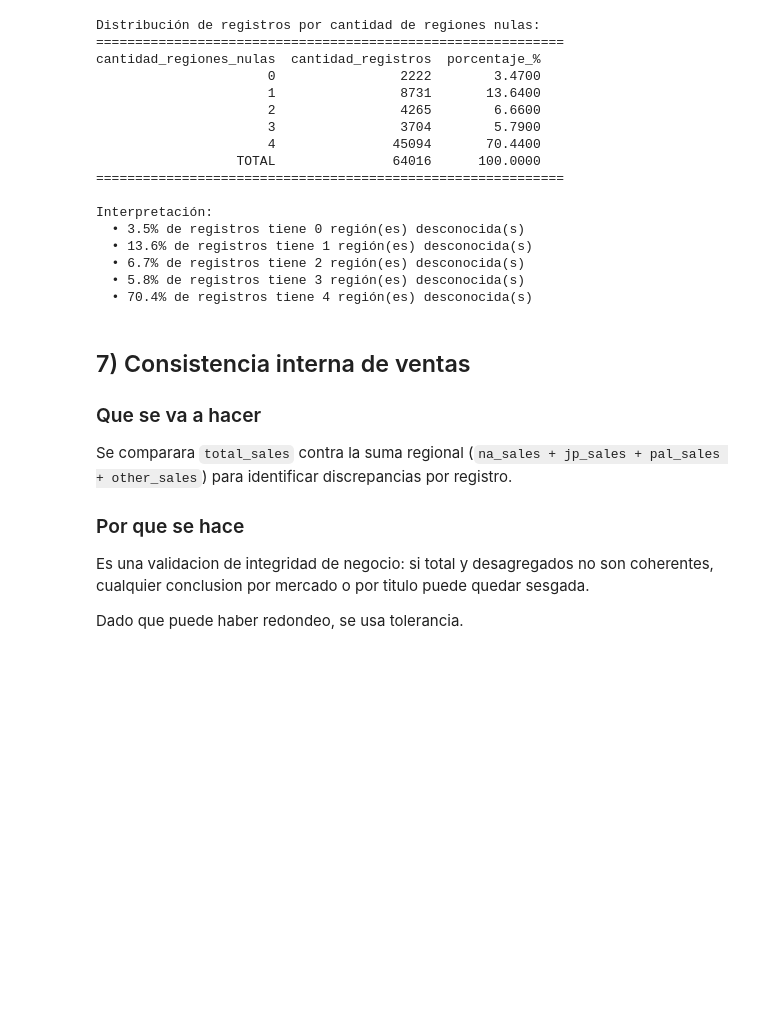
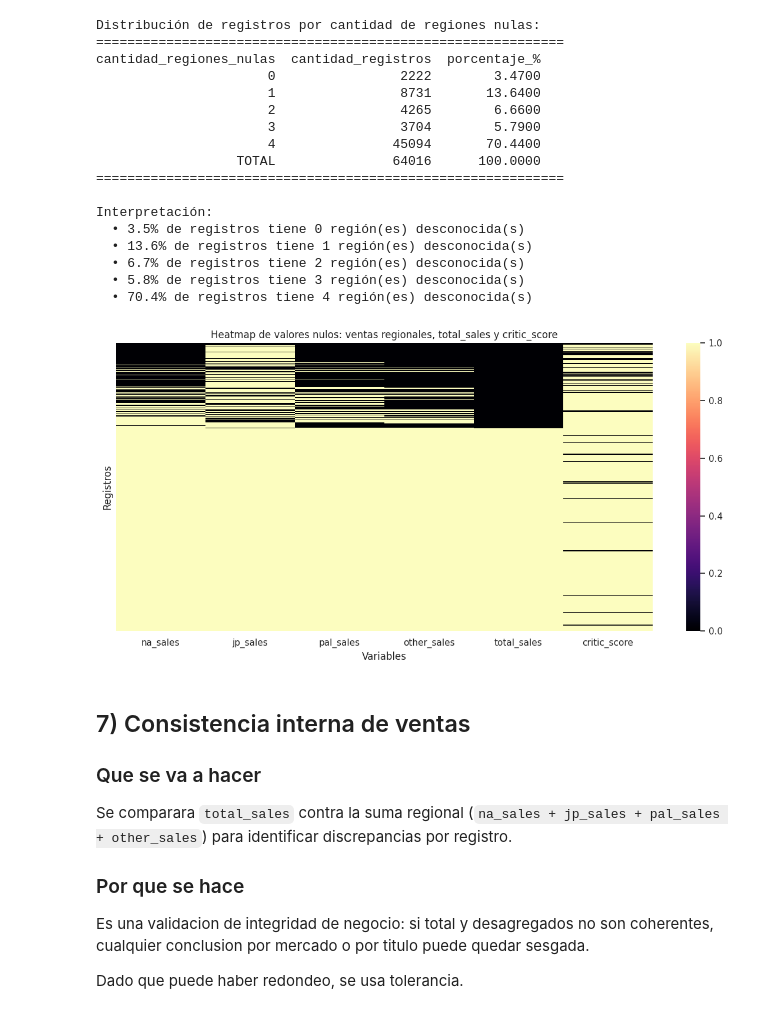
Before and after one commit to NacisCric-2908/mineria, a Jupyter notebook: videoGames/videoGames.ipynb, the cells around one changed output. Saved outputs shown, nothing was run; the diff lists cells and outputs as text; code cells hidden in the pictures; blank space fills up the shorter version.

Commit message:
added null analysis

```diff
--- a/videoGames/videoGames.ipynb
+++ b/videoGames/videoGames.ipynb
@@ -689,6 +689,35 @@ Interpretación:
   • 6.7% de registros tiene 2 región(es) desconocida(s)
   • 5.8% de registros tiene 3 región(es) desconocida(s)
   • 70.4% de registros tiene 4 región(es) desconocida(s)
+# %%
+# Columnas objetivo para revisar nulos
+cols_nulls = ['na_sales', 'jp_sales', 'pal_sales', 'other_sales', 'total_sales', 'critic_score']
+
+# Validar columnas disponibles para evitar errores
+cols_presentes = [c for c in cols_nulls if c in df.columns]
+cols_faltantes = [c for c in cols_nulls if c not in df.columns]
+
+if cols_faltantes:
+	print(f'Columnas no encontradas y omitidas: {cols_faltantes}')
+
+# Matriz booleana de nulos (True/False)
+null_matrix = df[cols_presentes].isna()
+
+# Heatmap de presencia de nulos
+plt.figure(figsize=(12, 6))
+sns.heatmap(
+	null_matrix,
+	cmap='magma',
+	cbar=True,
+	yticklabels=False
+)
+plt.title('Heatmap de valores nulos: ventas regionales, total_sales y critic_score')
+plt.xlabel('Variables')
+plt.ylabel('Registros')
+plt.tight_layout()
+plt.show()
+# %% [output]
+[figure, added]
 # %% [markdown]
 ## 7) Consistencia interna de ventas
 
```
Also changed, not shown: parts of 2 cells of this notebook, 2 other files.
